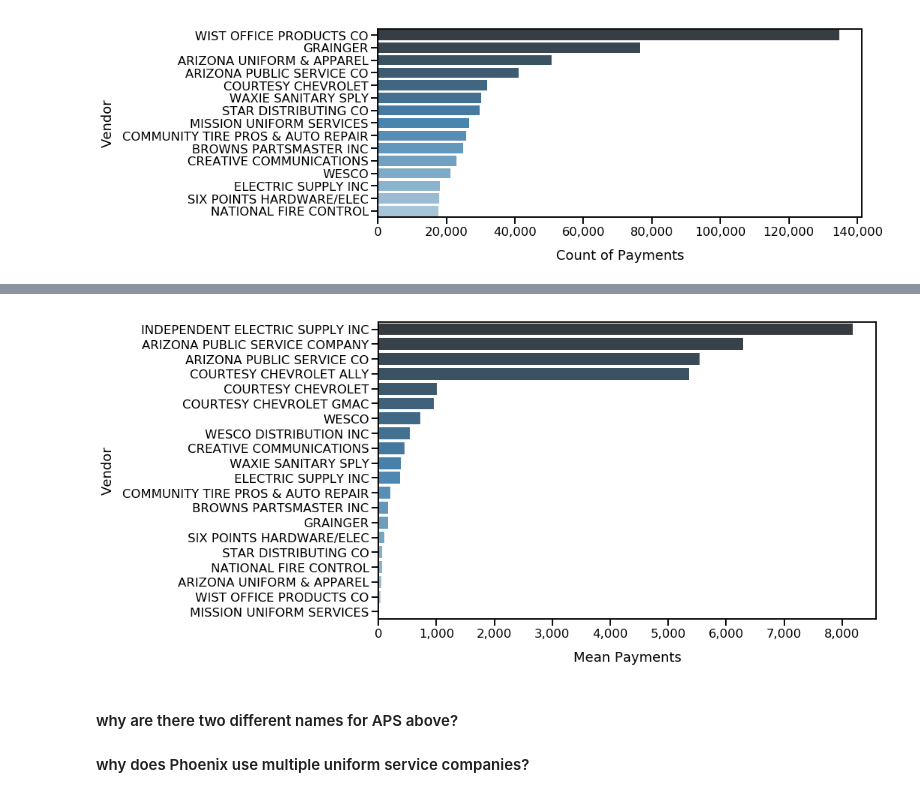
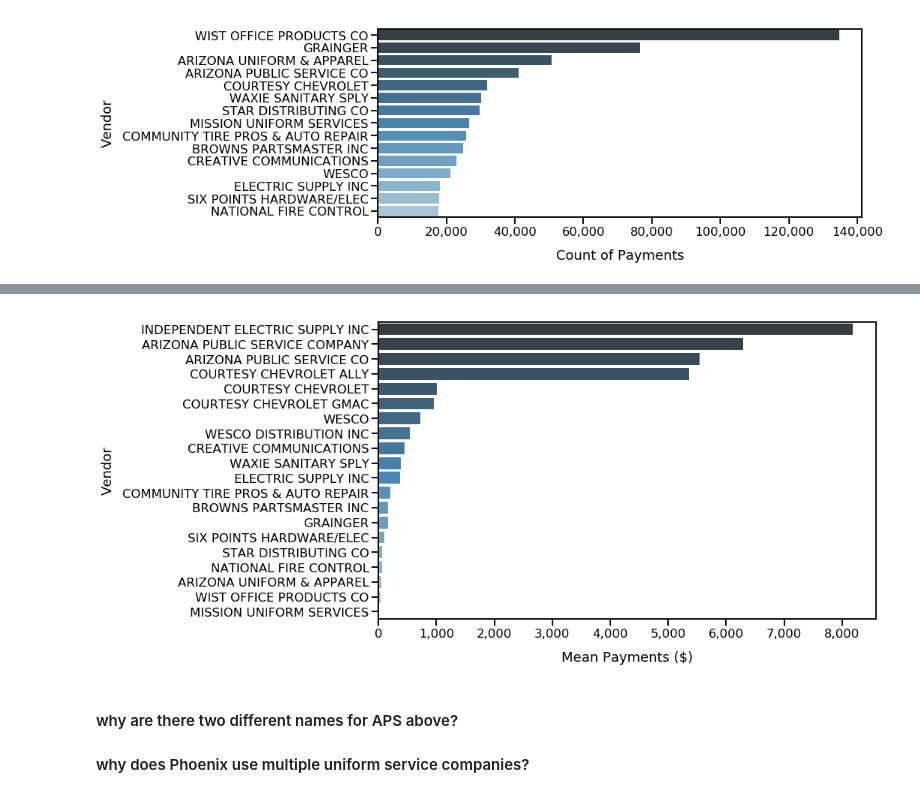
Before and after one commit to mrkjhsn/City-of-Phoenix-Vendor-Payments, a Jupyter notebook: vendor_analysis.ipynb, the cells around one changed output, grey strips where cells are left out. Saved outputs shown, nothing was run; the diff lists cells and outputs as text; code cells hidden in the pictures.

```diff
--- a/vendor_analysis.ipynb
+++ b/vendor_analysis.ipynb
@@ -155,22 +155,22 @@ Name: invoice_net_amt, dtype: float64
 # %%
 plt.subplots(figsize=(15,7))
 sns.set_context("talk")
 
 ax = sns.barplot(high_volume_vendors_data.groupby('vendor_name')['invoice_net_amt'].mean().sort_values(ascending=False)
 .values, high_volume_vendors_data.groupby('vendor_name')['invoice_net_amt'].mean().sort_values(ascending=False)
 .index, palette=("Blues_d"))
 
 # plt.title('City of Phoenix Mean Payments - Top Volume Vendors')
 plt.ylabel('Vendor', labelpad=10)
-plt.xlabel('Mean Payments', labelpad=15)
+plt.xlabel('Mean Payments ($)', labelpad=15)
 
 ax.get_xaxis().set_major_formatter(
     ticker.FuncFormatter(lambda x, p: format(int(x), ',')))
 plt.tight_layout()
 
 plt.savefig("visualizations/top_vendors_volume_mean_payments.png")
 # %% [output]
-[figure, old version]
+[figure, new version]
 # %% [markdown]
 #### why are there two different names for APS above?
 #### why does Phoenix use multiple uniform service companies?
```
Also changed, not shown: parts of 1 cell of this notebook.
